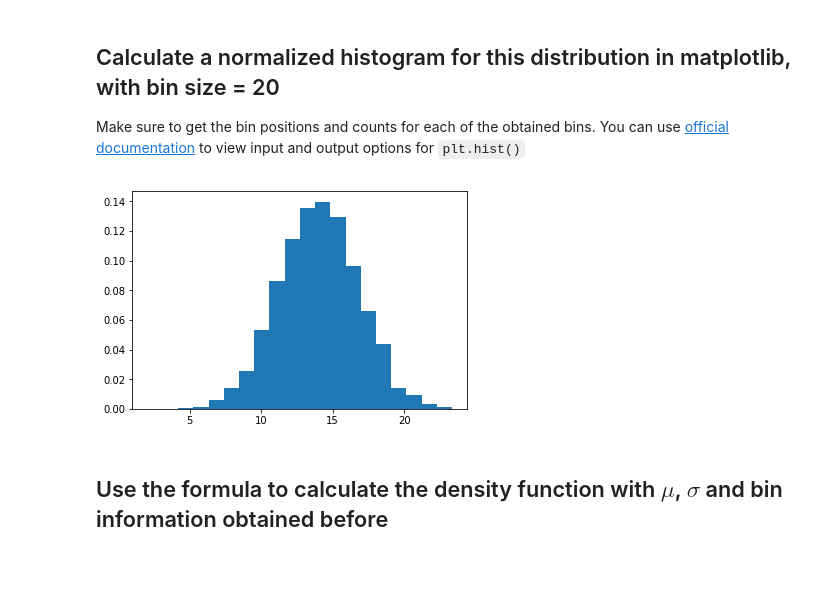
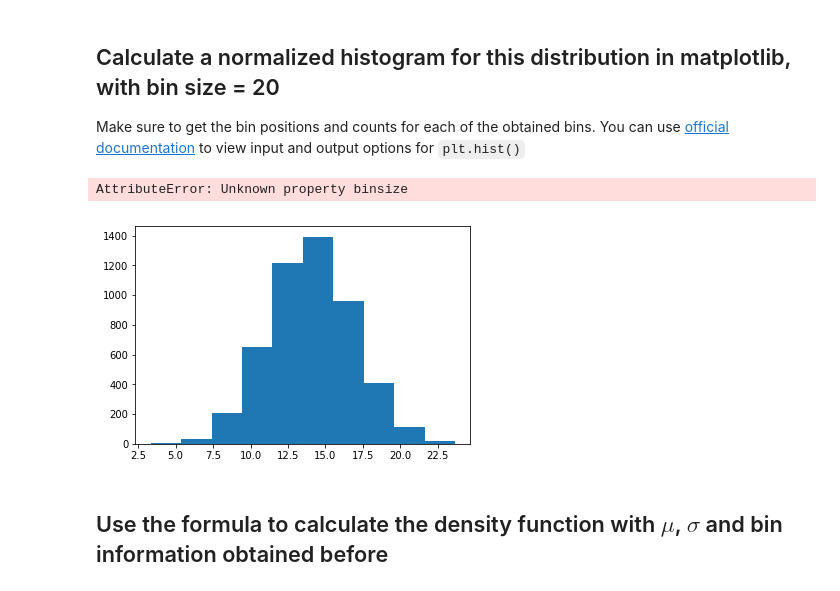
Before and after one commit to minnaf/dsc-normal-distribution-lab-nyc-ds-060319, a Jupyter notebook: index.ipynb, the cells around one changed output. Cells and saved outputs as stored; diff of their text form; code cells hidden in the pictures.

```diff
--- a/index.ipynb
+++ b/index.ipynb
@@ -37,9 +37,10 @@ Make sure to get the bin positions and counts for each of the obtained bins. You
 import matplotlib.pyplot as plt
 # %%
 # Calculate a histogram for above data distribution
-plt.hist(s, binsize)
+plt.hist(s, binsize='20')
 # %% [output]
+AttributeError: Unknown property binsize
-[figure, old version]
+[figure, new version]
 # %% [markdown]
 ## Use the formula to calculate the density function with $\mu$, $\sigma$ and bin information obtained before
 # %%
```
